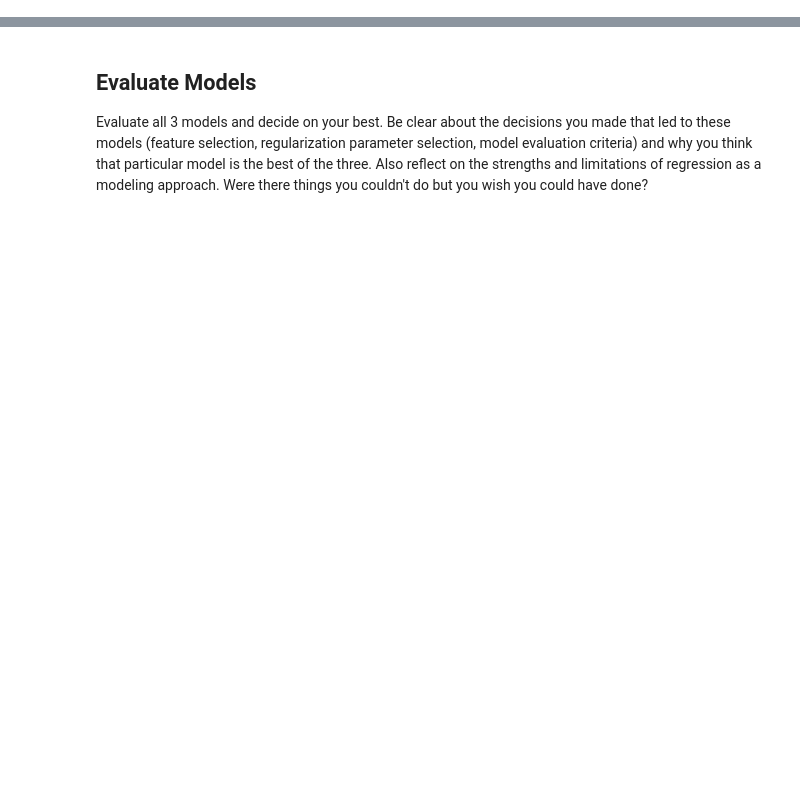
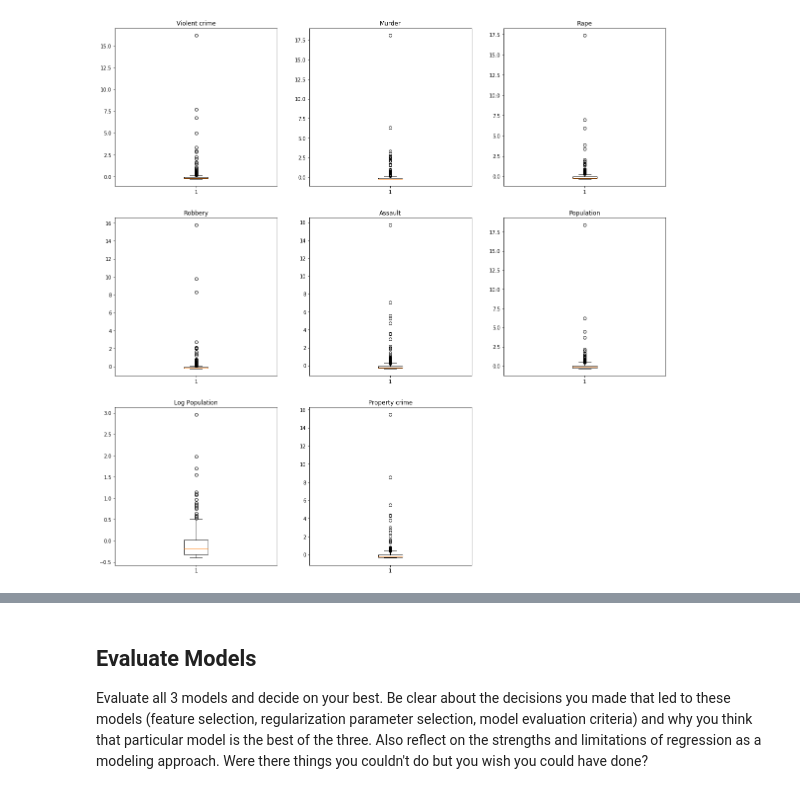
Before and after one commit to esthersweon/thinkful, a Jupyter notebook: main/unit_3/lesson_3_project_4.ipynb, the cells around one changed output, grey strips where cells are left out. Drawn from its saved outputs; the diff is of its cells as text; code cells hidden in the pictures; blank space fills up the shorter version.

```diff
--- a/main/unit_3/lesson_3_project_4.ipynb
+++ b/main/unit_3/lesson_3_project_4.ipynb
@@ -31,0 +163,82 @@ df.head()
+# %%
+lowest_crime_outlier = 0
+lowest_murder_outlier = 0
+lowest_rape_outlier = 0
+lowest_robbery_outlier = 0
+lowest_assault_outlier = 0
+lowest_pop_outlier = 0
+lowest_pop_sq_outlier = 0
+
+def display_boxplots(df, get_outliers):
+    plt.figure(figsize=(20,20))
+
+    plt.subplot(3, 3, 1)
+    plt.title('Violent crime')
+    result = plt.boxplot(df['Violent crime'], showcaps=True)
+    if get_outliers & len(result["fliers"]):
+        lowest_crime_outlier = result["fliers"][0].get_data()[1].min()
+        print('Lowest Crime Outlier: ' + str(lowest_crime_outlier))
+
+    plt.subplot(3, 3, 2)
+    plt.title('Murder')
+    result = plt.boxplot(df['Murder'], showcaps=True)
+    if get_outliers & len(result["fliers"]):
+        lowest_murder_outlier = result["fliers"][0].get_data()[1].min()
+        print('Lowest Murder Outlier: ' + str(lowest_murder_outlier))
+
+    plt.subplot(3, 3, 3)
+    plt.title('Rape')
+    result = plt.boxplot(df['Rape'], showcaps=True)
+    if get_outliers & len(result["fliers"]):
+        lowest_rape_outlier = result["fliers"][0].get_data()[1].min()
+        print('Lowest Rape Outlier: ' + str(lowest_rape_outlier))
+
+    plt.subplot(3, 3, 4)
+    plt.title('Robbery')
+    result = plt.boxplot(df['Robbery'], showcaps=True)
+    if get_outliers & len(result["fliers"]):
+        lowest_robbery_outlier = result["fliers"][0].get_data()[1].min()
+        print('Lowest Robbery Outlier: ' + str(lowest_robbery_outlier))
+
+    plt.subplot(3, 3, 5)
+    plt.title('Assault')
+    result = plt.boxplot(df['Assault'], showcaps=True)
+    if get_outliers & len(result["fliers"]):
+        lowest_assault_outlier = result["fliers"][0].get_data()[1].min()
+        print('Lowest Assault Outlier: ' + str(lowest_assault_outlier))
+
+    plt.subplot(3, 3, 6)
+    plt.title('Population')
+    result = plt.boxplot(df['Population'], showcaps=True)
+    if get_outliers & len(result["fliers"]):
+        lowest_pop_outlier = result["fliers"][0].get_data()[1].min()
+        print('Lowest Population Outlier: ' + str(lowest_pop_outlier))
+
+    plt.subplot(3, 3, 7)
+    plt.title('Log Population')
+    result = plt.boxplot(df['Log Population'], showcaps=True)
+    if get_outliers & len(result["fliers"]):
+        lowest_log_pop_outlier = result["fliers"][0].get_data()[1].min()
+        print('Lowest Log Population Outlier: ' + str(lowest_log_pop_outlier))
+
+
+    plt.subplot(3, 3, 8)
+    plt.title('Property crime')
+    result = plt.boxplot(df['Property crime'], showcaps=True)
+    if get_outliers & len(result["fliers"]):
+        lowest_property_crime_outlier = result["fliers"][0].get_data()[1].min()
+        print('Lowest Property Crime Outlier: ' + str(lowest_property_crime_outlier))
+
+    return {
+        "violent_crime": lowest_crime_outlier,
+        "murder": lowest_murder_outlier,
+        "rape": lowest_rape_outlier,
+        "robbery": lowest_robbery_outlier,
+        "assault": lowest_assault_outlier,
+        "pop": lowest_pop_outlier,
+        "log_pop": lowest_log_pop_outlier,
+        "property_crime": lowest_property_crime_outlier
+    } if get_outliers else None
+
+outliers = display_boxplots(df, True)
+# %% [output]
@@ -31,0 +253 @@ df.head()
+[figure, added]
```
Also changed, not shown: parts of 18 cells of this notebook, 3 other files.
